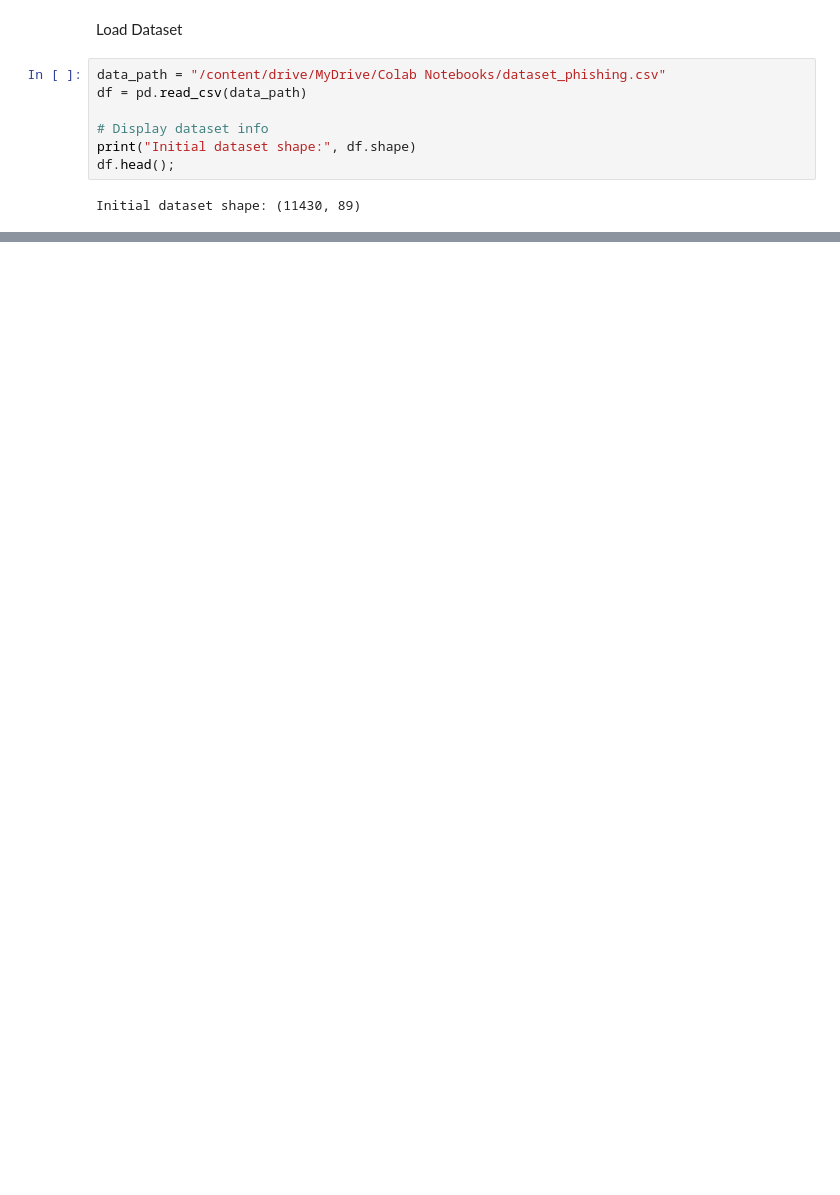
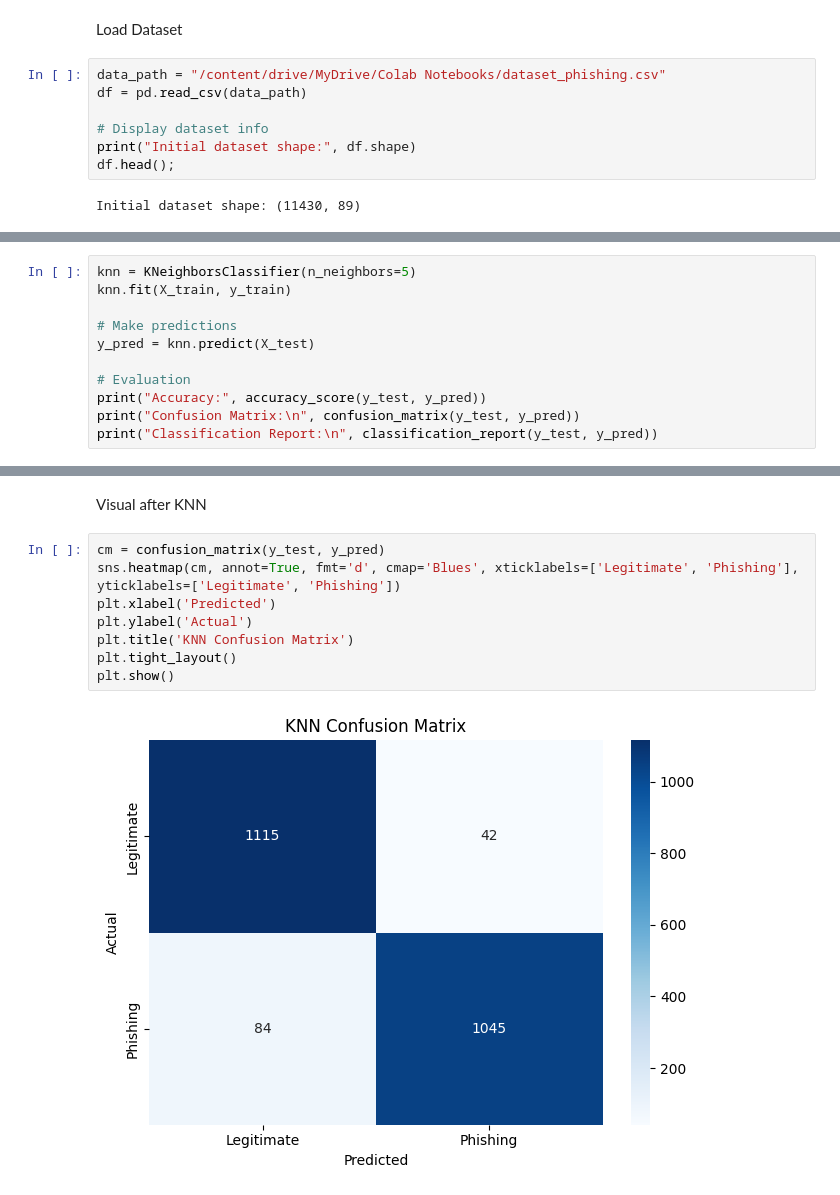
Before and after one commit to chuan1215/DLI_GroupAG, a Jupyter notebook: TangSiChuon_KNN.ipynb, the cells around one changed output, grey strips where cells are left out. Cells and saved outputs as stored; diff of their text form; blank space fills up the shorter version.

```diff
--- a/TangSiChuon_KNN.ipynb
+++ b/TangSiChuon_KNN.ipynb
@@ -30,0 +96,11 @@ Initial dataset shape: (11430, 89)
+# %%
+knn = KNeighborsClassifier(n_neighbors=5)
+knn.fit(X_train, y_train)
+
+# Make predictions
+y_pred = knn.predict(X_test)
+
+# Evaluation
+print("Accuracy:", accuracy_score(y_test, y_pred))
+print("Confusion Matrix:\n", confusion_matrix(y_test, y_pred))
+print("Classification Report:\n", classification_report(y_test, y_pred))
@@ -30,0 +121,12 @@ Initial dataset shape: (11430, 89)
+# %% [markdown]
+Visual after KNN
+# %%
+cm = confusion_matrix(y_test, y_pred)
+sns.heatmap(cm, annot=True, fmt='d', cmap='Blues', xticklabels=['Legitimate', 'Phishing'], yticklabels=['Legitimate', 'Phishing'])
+plt.xlabel('Predicted')
+plt.ylabel('Actual')
+plt.title('KNN Confusion Matrix')
+plt.tight_layout()
+plt.show()
+# %% [output]
+[figure, added]
```
Also changed, not shown: parts of 7 cells of this notebook.
